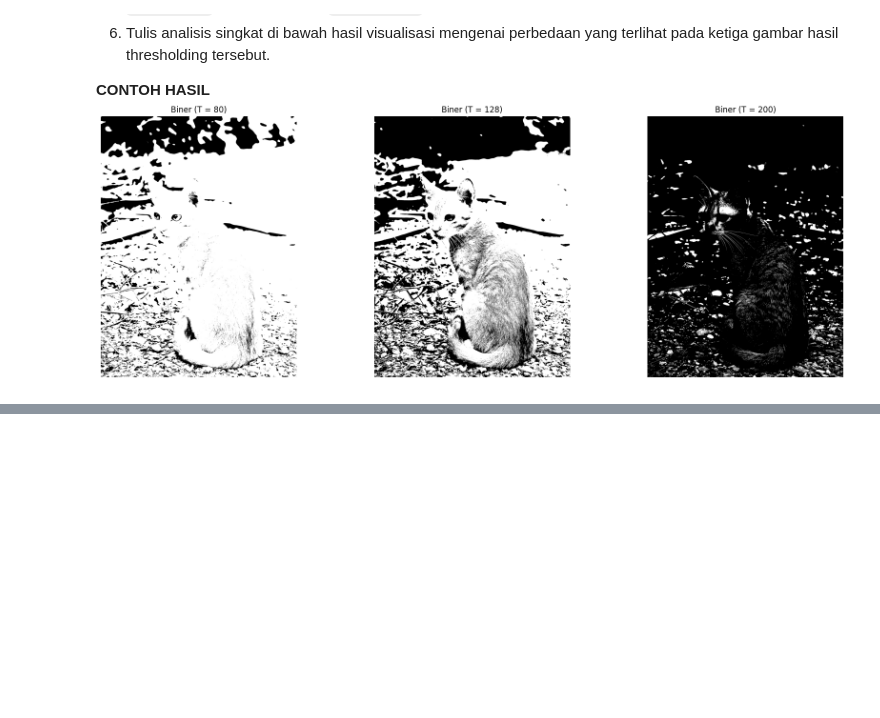
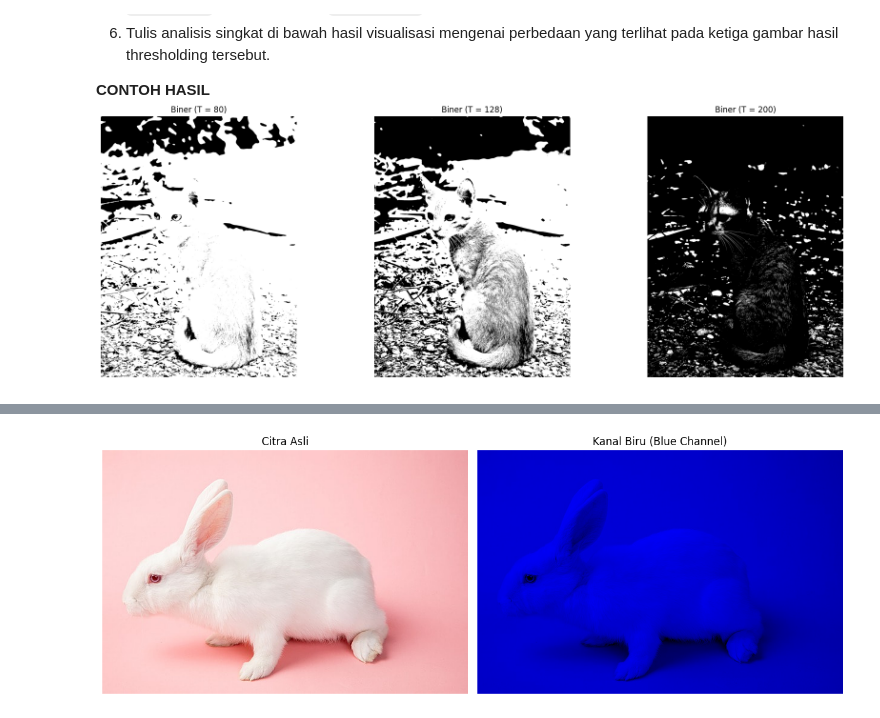
Before and after one commit to zahranabilah/24_ZahraNabilah_PCD, a Jupyter notebook: T5_24552021018_zahranabilah.ipynb, the cells around one changed output, grey strips where cells are left out. Cells and saved outputs as stored; diff of their text form; code cells hidden in the pictures; blank space fills up the shorter version.

```diff
--- a/T5_24552021018_zahranabilah.ipynb
+++ b/T5_24552021018_zahranabilah.ipynb
@@ -57,0 +100,42 @@ Memahami pengaruh perubahan nilai ambang batas (*threshold*) terhadap hasil citr
+# %%
+# @title Code jawaban Tugas Praktikum 2
+import cv2
+import matplotlib.pyplot as plt
+
+# 1. Membaca citra asli
+img_bgr = cv2.imread('kelinci.jpg')
+
+# Konversi ke RGB untuk keperluan visualisasi dengan Matplotlib
+img_rgb = cv2.cvtColor(img_bgr, cv2.COLOR_BGR2RGB)
+
+# 2. Mengisolasi kanal Biru (Blue)
+# Buat salinan dari citra asli
+blue_isolated = img_bgr.copy()
+
+# Set nilai kanal Hijau (G) dan Merah (R) menjadi 0
+# Ingat format OpenCV adalah BGR (0: Blue, 1: Green, 2: Red)
+blue_isolated[:, :, 1] = 0  # Green = 0
+blue_isolated[:, :, 2] = 0  # Red = 0
+
+# Konversi citra isolasi biru ke RGB untuk ditampilkan dengan Matplotlib
+blue_isolated_rgb = cv2.cvtColor(blue_isolated, cv2.COLOR_BGR2RGB)
+
+# 3. Menampilkan citra asli berdampingan dengan citra hasil isolasi biru
+plt.figure(figsize=(12, 6))
+
+# Menampilkan Citra Asli
+plt.subplot(1, 2, 1)
+plt.imshow(img_rgb)
+plt.title('Citra Asli')
+plt.axis('off')
+
+# Menampilkan Hasil Isolasi Kanal Biru
+plt.subplot(1, 2, 2)
+plt.imshow(blue_isolated_rgb)
+plt.title('Kanal Biru (Blue Channel)')
+plt.axis('off')
+
+plt.tight_layout()
+plt.show()
+# %% [output]
+[figure, added]
```
Also changed, not shown: parts of 4 cells of this notebook.
